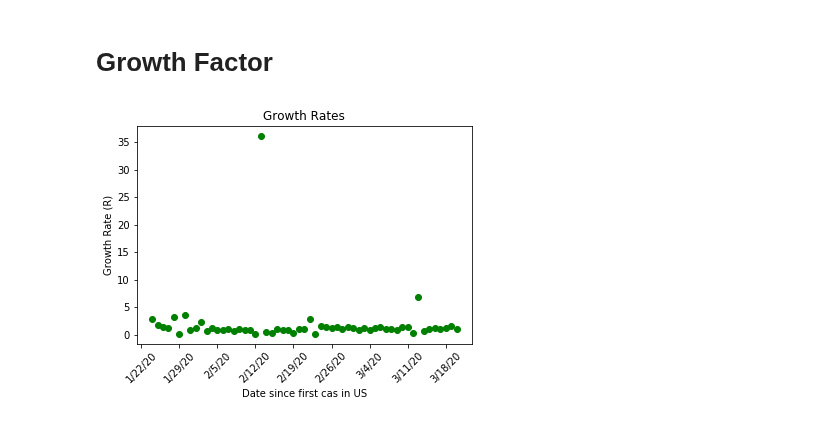
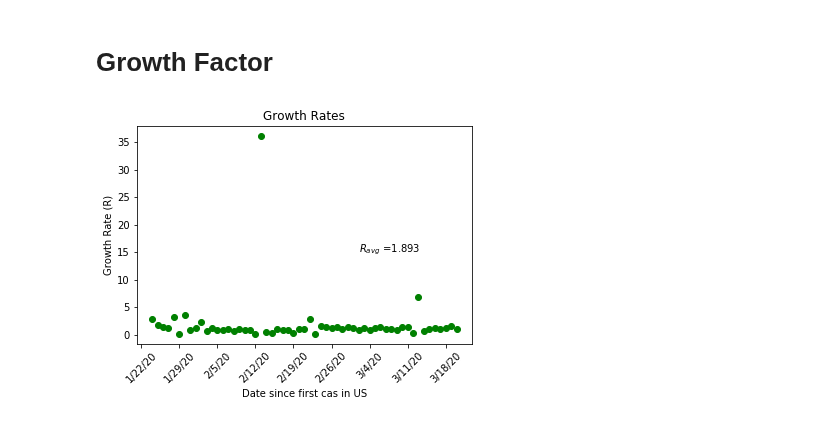
Before and after one commit to DrewRichard7/COVID19, a Jupyter notebook: scratch.ipynb, the cells around one changed output. Drawn from its saved outputs; the diff is of its cells as text; code cells hidden in the pictures.

```diff
--- a/scratch.ipynb
+++ b/scratch.ipynb
@@ -119,31 +119,33 @@ from matplotlib import pyplot as plt
 
 try:
     confirmed_df = pd.read_csv(
         'COVID-19/csse_covid_19_data/csse_covid_19_time_series/time_series_19-covid-Confirmed.csv')
 except IOError:
     print("Dataset not available, please clone repo listed in README")
     exit()
 
 # Dropping all columns except dates
 df_world = confirmed_df.drop(columns=['Province/State', 'Country/Region', 'Lat', 'Long'])
 
 # summing data for each date
 world_column_totals = df_world.sum()
 
 #creating a new pandas DataFrame with World totals
 world_frame = {'World Total':world_column_totals}
 df_world = pd.DataFrame(world_frame)
 df_world['diff'] = df_world['World Total'].diff()
 df_world['shift'] = df_world['diff'].shift(1)
 df_world['R'] = df_world['diff']/df_world['shift']
 average_growth_rate = np.nanmean(df_world['R'])
+R_avg = round(average_growth_rate, 3)
 # print(average_growth_rate)
 fig = plt.figure()
 plt.title('Growth Rates')
 plt.xticks(np.arange(0,len(df_world),step=7), rotation=45)
 plt.xlabel('Date since first cas in US')
 plt.ylabel('Growth Rate (R)')
+plt.text(40,15,'$R_{avg}$ =' + str(R_avg))
 plt.plot(df_world['R'], 'go')
 plt.show()
 # %% [output]
-[figure, old version]
+[figure, new version]
```
Also changed, not shown: 1 other file.
